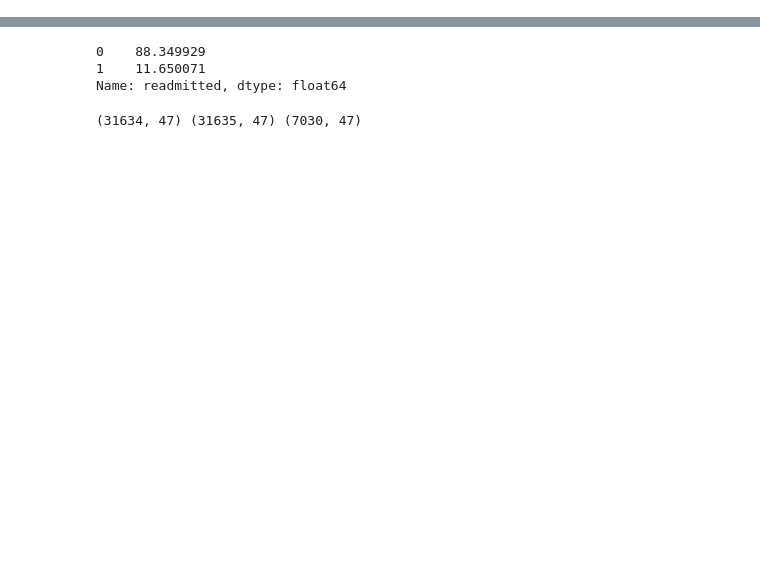
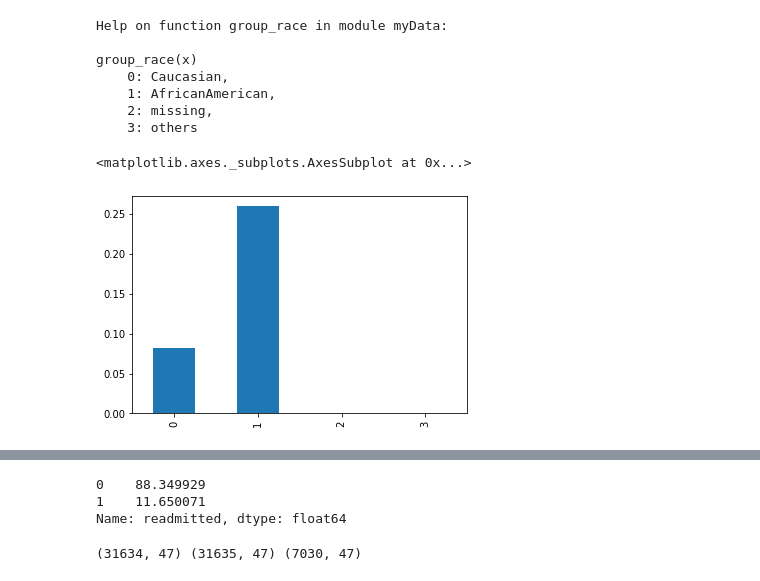
Before and after one commit to capstone-hospital-readmission/hospital-readmissions, a Jupyter notebook: hospital_readmissions.ipynb, the cells around one changed output, grey strips where cells are left out. Cells and saved outputs as stored; diff of their text form; code cells hidden in the pictures; blank space fills up the shorter version.

```diff
--- a/hospital_readmissions.ipynb
+++ b/hospital_readmissions.ipynb
@@ -36,0 +54,15 @@ y = df['readmitted'].apply(lambda x: 1 if x=='Yes' else 0)
+# %%
+help(group_race)
+race_count=df['race'].value_counts()
+#print(race_count)
+(df.loc[df['readmitted']==1, 'discharge_disposition_id'].value_counts()/race_count).plot(kind='bar')
+# %% [output]
+Help on function group_race in module myData:
+
+group_race(x)
+    0: Caucasian,
+    1: AfricanAmerican,
+    2: missing,
+    3: others
+<matplotlib.axes._subplots.AxesSubplot at 0x...>
+[figure, added]
```
Also changed, not shown: parts of 14 cells of this notebook, 1 other file.
